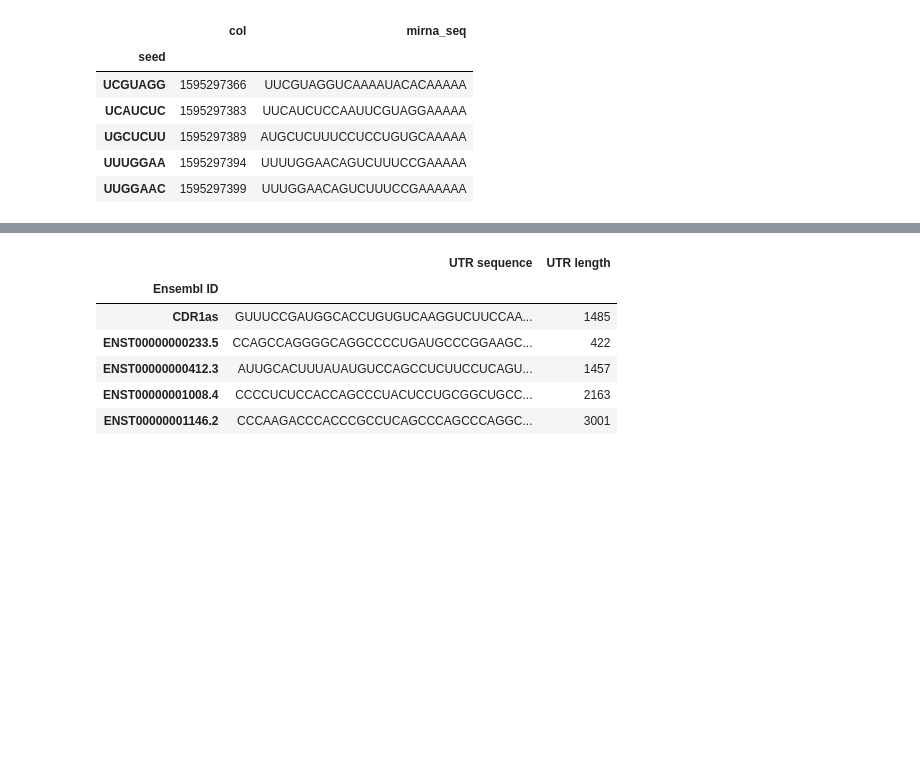
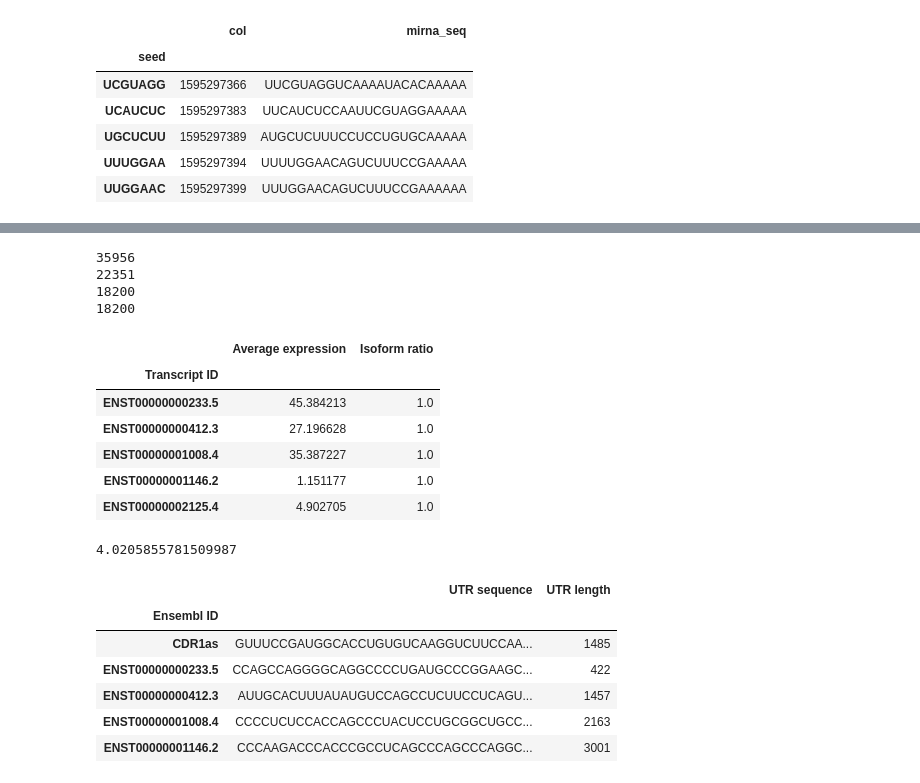
Before and after one commit to kslin/miRNA_models, a Jupyter notebook: Analysis.ipynb, the cells around one changed output, grey strips where cells are left out. Saved outputs shown, nothing was run; the diff lists cells and outputs as text; code cells hidden in the pictures; blank space fills up the shorter version.

```diff
--- a/Analysis.ipynb
+++ b/Analysis.ipynb
@@ -633,3 +656,34 @@ SEQ_INFO.head()
+# %%
+expression = pd.read_csv('../../05_TargetPrediction/data/GSE52530_HeLa.expData.qn.txt.gz',sep='\t')[['#geneID','geneLen','Puc19_1,Puc19_2']]
+expression['Average expression'] = [np.mean([float(x) for x in exp.split(',')]) for exp in list(expression['Puc19_1,Puc19_2'])]
+# expression['RPM'] = (expression['Average expression'] * expression['geneLen'])/ 1000.0
+expression = expression.drop(['geneLen','Puc19_1,Puc19_2'],1)
+
+expression['Gene symbol'] = list(refseq_gene.loc[expression['#geneID']]['symbol'])
+print(len(expression))
+expression = expression.dropna().groupby('Gene symbol').agg(np.nanmean)
+print(len(expression))
+expression = pd.concat([expression, GENE_INFO], axis=1, join='inner')
+print(len(expression))
+expression = expression.reset_index().groupby('Transcript ID').first().drop('Gene symbol',1)
+print(len(expression))
+expression.head()
+# %% [output]
+35956
+22351
+18200
+18200
+|  | Average expression | Isoform ratio |
+| Transcript ID |  |  |
+| ENST00000000233.5 | 45.384213 | 1.0 |
+| ENST00000000412.3 | 27.196628 | 1.0 |
+| ENST00000001008.4 | 35.387227 | 1.0 |
+| ENST00000001146.2 | 1.151177 | 1.0 |
+| ENST00000002125.4 | 4.902705 | 1.0 |
+# %%
+np.percentile(expression['Average expression'], 60)
+# %% [output]
+4.0205855781509987
 # %%
 UTRS = pd.read_csv('../../05_TargetPrediction/targetscan_files/UTR_Sequences_Ensembl_Human.txt',
                    sep='\t', usecols=['Ensembl ID','UTR sequence']).set_index('Ensembl ID')
```
Also changed, not shown: parts of 6 cells of this notebook, 2 other files.
